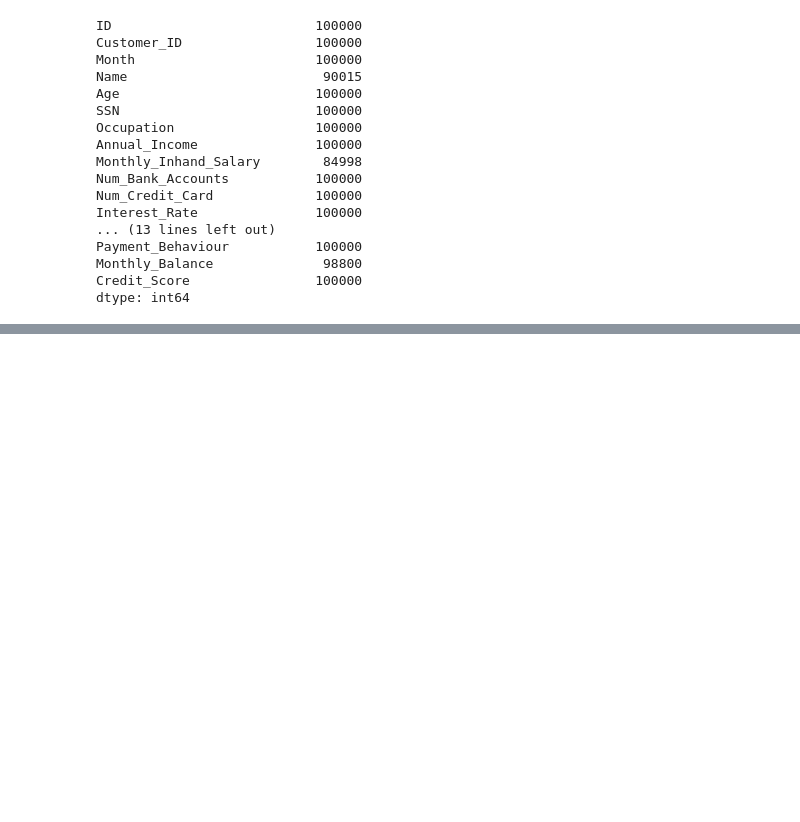
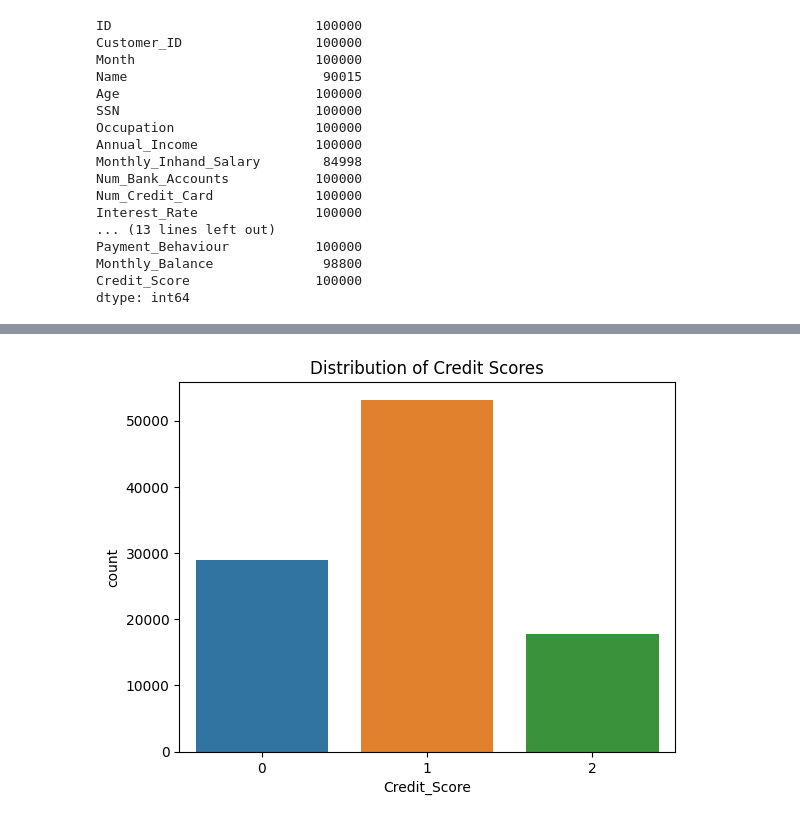
Before and after one commit to erkincak/Credit-Score-Classification, a Jupyter notebook: credit-score-classification.ipynb, the cells around one changed output, grey strips where cells are left out. Drawn from its saved outputs; the diff is of its cells as text; code cells hidden in the pictures; blank space fills up the shorter version.

```diff
--- a/credit-score-classification.ipynb
+++ b/credit-score-classification.ipynb
@@ -145,0 +137,11 @@ msno.bar(df = df,
+# %%
+# dropping unnecessary columns for modelling
+df = df.drop(['ID','Customer_ID','Month','Name','SSN', 'Type_of_Loan', 'Changed_Credit_Limit', 'Monthly_Inhand_Salary'], axis = 1)
+# %%
+target_mapping = {'Poor': 0, 'Standard': 1, 'Good': 2}
+
+# Map the target variable using the defined mapping
+df['Credit_Score'] = df['Credit_Score'].map(target_mapping)
+# %%
+df = df.replace("_", "", regex=True)
+df[df.eq('').any(axis=1)]
@@ -145,0 +162,5 @@ msno.bar(df = df,
+# %%
+rows_with_empty_values = df[df.eq('').any(axis=1)]
+
+# Fill empty values with np.nan in selected rows
+df.loc[rows_with_empty_values.index] = df.loc[rows_with_empty_values.index].replace('', np.nan)
@@ -145,0 +176,9 @@ msno.bar(df = df,
+# %%
+# Distribution of Credit Scores
+
+
+sns.countplot(data= df, x='Credit_Score')
+plt.title('Distribution of Credit Scores')
+plt.show()
+# %% [output]
+[figure, added]
```
Also changed, not shown: parts of 16 cells of this notebook.
